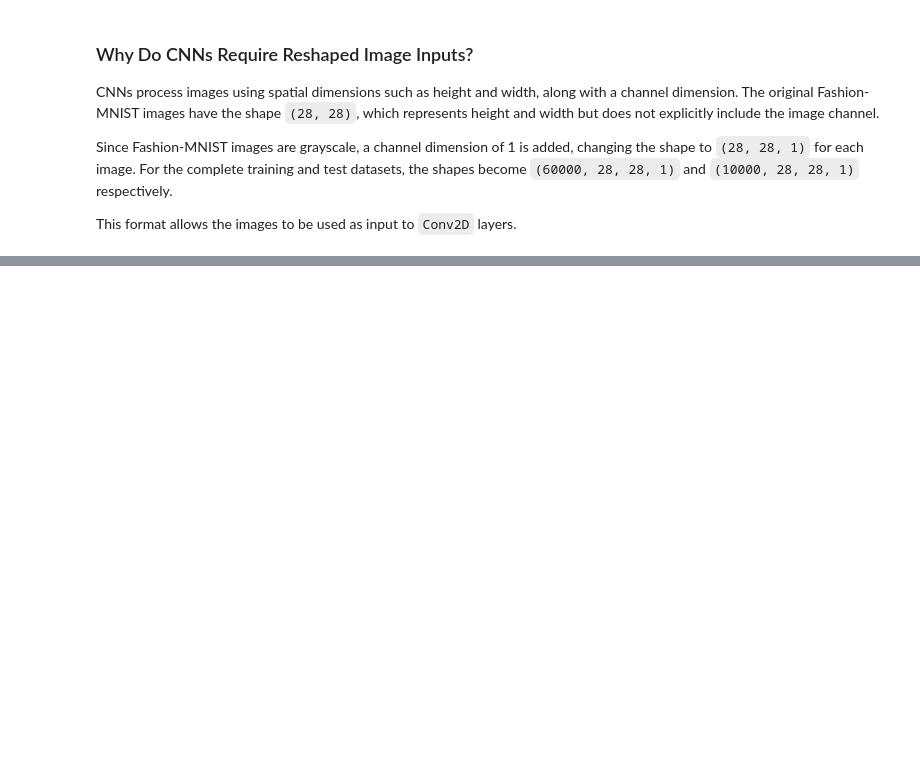
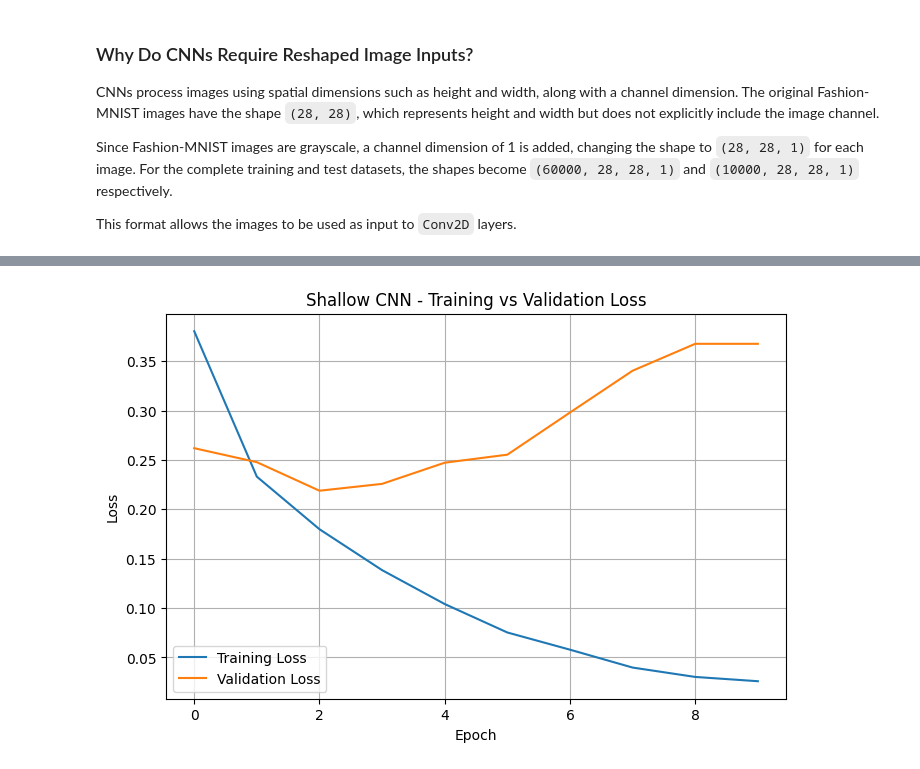
Before and after one commit to mrudultkt/fashion-mnist-shallow-vs-deep-cnn, a Jupyter notebook: Mrudul_Mukundan_PGDSAIML_B4.ipynb, the cells around one changed output, grey strips where cells are left out. Drawn from its saved outputs; the diff is of its cells as text; code cells hidden in the pictures; blank space fills up the shorter version.

```diff
--- a/Mrudul_Mukundan_PGDSAIML_B4.ipynb
+++ b/Mrudul_Mukundan_PGDSAIML_B4.ipynb
@@ -158,0 +299,16 @@ This format allows the images to be used as input to `Conv2D` layers.
+# %%
+# Plot training and validation loss
+
+plt.figure(figsize=(8, 5))
+
+plt.plot(history_shallow.history["loss"], label="Training Loss")
+plt.plot(history_shallow.history["val_loss"], label="Validation Loss")
+
+plt.title("Shallow CNN - Training vs Validation Loss")
+plt.xlabel("Epoch")
+plt.ylabel("Loss")
+plt.legend()
+plt.grid(True)
+plt.show()
+# %% [output]
+[figure, added]
```
Also changed, not shown: parts of 14 cells of this notebook.
